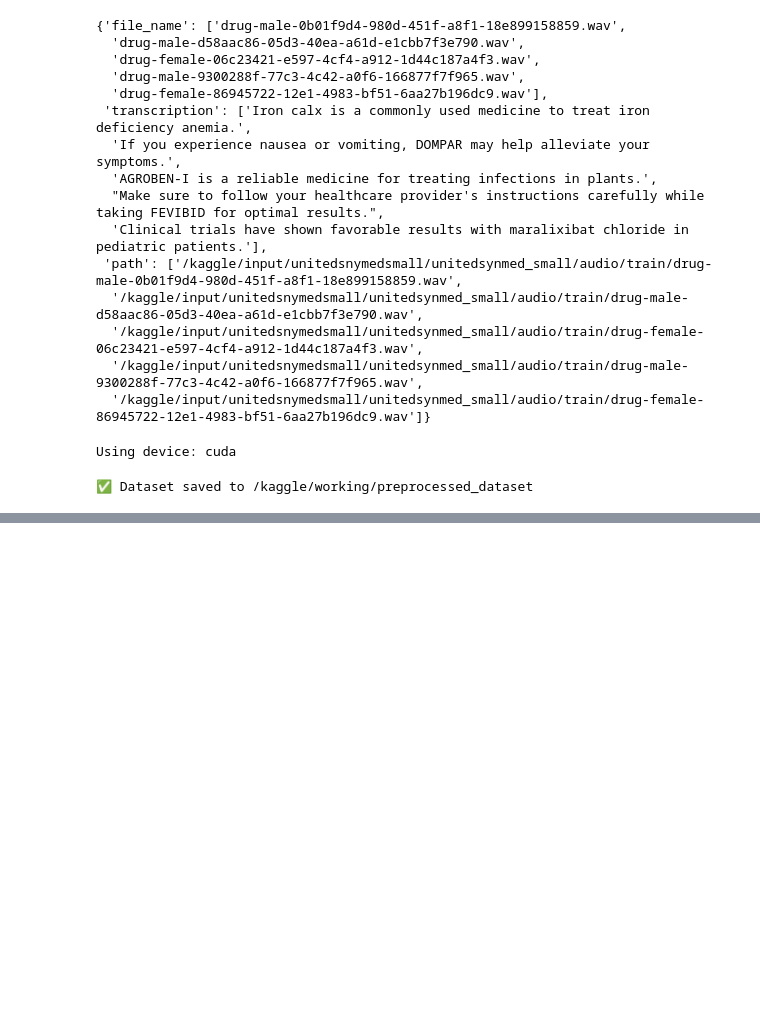
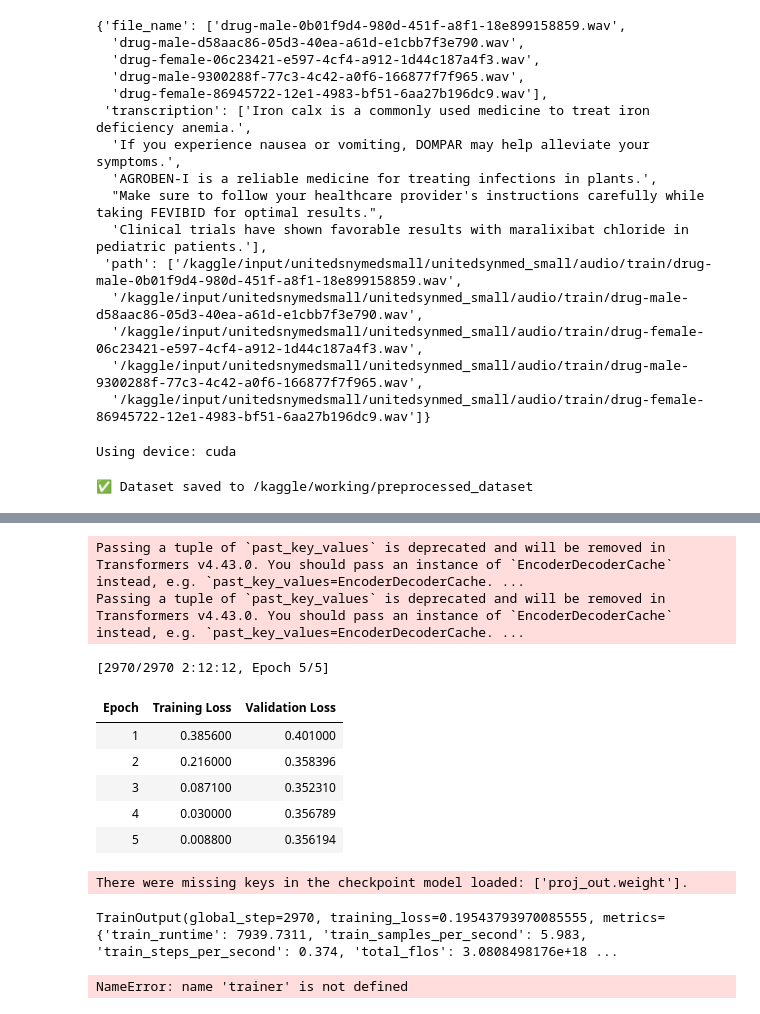
Before and after one commit to CelebrityITPro/SageCare-2.0, a Jupyter notebook: training/stt_whisper_train.ipynb, the cells around one changed output, grey strips where cells are left out. Drawn from its saved outputs; the diff is of its cells as text; code cells hidden in the pictures; blank space fills up the shorter version.

Commit message:
updated stt training. Trained for 5 epochs

```diff
--- a/training/stt_whisper_train.ipynb
+++ b/training/stt_whisper_train.ipynb
@@ -224,5 +224,39 @@ model = WhisperForConditionalGeneration.from_pretrained("openai/whisper-base")
 # Freeze encoder layers
 for param in model.model.encoder.parameters():
     param.requires_grad = False
+# %%
+from transformers.integrations import TensorBoardCallback
+
+# Create logging directory if it doesn't exist
+os.makedirs("./logs", exist_ok=True)
+
+training_args = TrainingArguments(
+    output_dir="./whisper-medical",
+    per_device_train_batch_size=8,
+    eval_strategy="epoch",
+    save_strategy="epoch",
+    num_train_epochs=5,
+    logging_dir="./logs",
+    logging_strategy="steps",       # New: Log at intervals
+    logging_steps=50,              # Log every 50 steps
+    learning_rate=1e-4,
+    warmup_steps=500,
+    fp16=True,
+    push_to_hub=False,
+    report_to="tensorboard",       # New: Enable TensorBoard
+    load_best_model_at_end=True,   # New: Useful for tracking
+    metric_for_best_model="eval_loss",
+)
+
+data_collator = DataCollatorSpeechSeq2SeqWithPadding(processor=processor)
+
+trainer = Trainer(
+    model=model,
+    args=training_args,
+    train_dataset=dataset["train"],
+    eval_dataset=dataset["test"],
+    tokenizer=processor.feature_extractor,
+    data_collator=data_collator,
+)
 # %%
 
@@ -250,0 +318,34 @@ trainer = Trainer(
+# %%
+# Train Model
+
+trainer.train()
+# %% [output]
+Passing a tuple of `past_key_values` is deprecated and will be removed in Transformers v4.43.0. You should pass an instance of `EncoderDecoderCache` instead, e.g. `past_key_values=EncoderDecoderCache. ...
+Passing a tuple of `past_key_values` is deprecated and will be removed in Transformers v4.43.0. You should pass an instance of `EncoderDecoderCache` instead, e.g. `past_key_values=EncoderDecoderCache. ...
+[2970/2970 2:12:12, Epoch 5/5]
+| Epoch | Training Loss | Validation Loss |
+| 1 | 0.385600 | 0.401000 |
+| 2 | 0.216000 | 0.358396 |
+| 3 | 0.087100 | 0.352310 |
+| 4 | 0.030000 | 0.356789 |
+| 5 | 0.008800 | 0.356194 |
+There were missing keys in the checkpoint model loaded: ['proj_out.weight'].
+TrainOutput(global_step=2970, training_loss=0.19543793970085555, metrics={'train_runtime': 7939.7311, 'train_samples_per_second': 5.983, 'train_steps_per_second': 0.374, 'total_flos': 3.0808498176e+18 ...
+# %%
+def compute_metrics(pred):
+    pred_ids = pred.predictions
+    label_ids = pred.label_ids
+
+    pred_str = processor.batch_decode(pred_ids, skip_special_tokens=True)
+    label_ids[label_ids == -100] = processor.tokenizer.pad_token_id
+    label_str = processor.tokenizer.batch_decode(label_ids, skip_special_tokens=True)
+
+    wer_score = wer(label_str, pred_str)
+    cer_score = cer(label_str, pred_str)
+
+    return {"wer": wer_score, "cer": cer_score}
+
+results = trainer.evaluate()
+print(results)
+# %% [output]
+NameError: name 'trainer' is not defined
```
Also changed, not shown: parts of 5 cells of this notebook.
